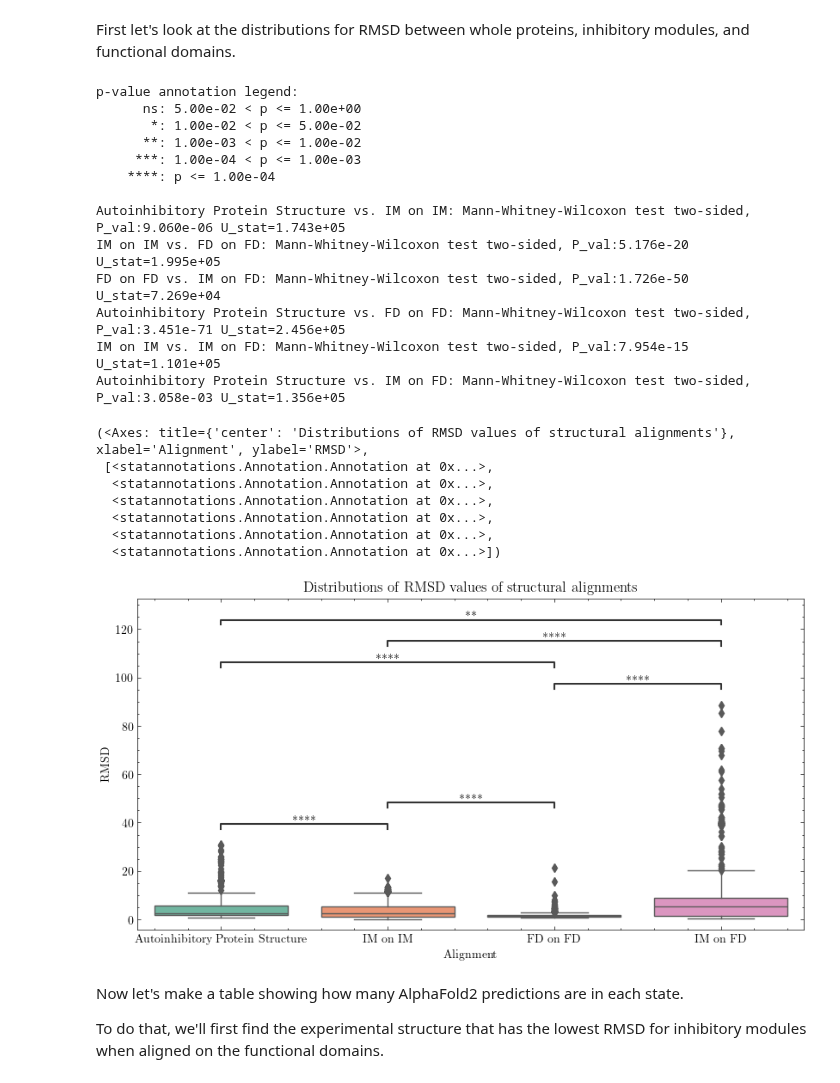
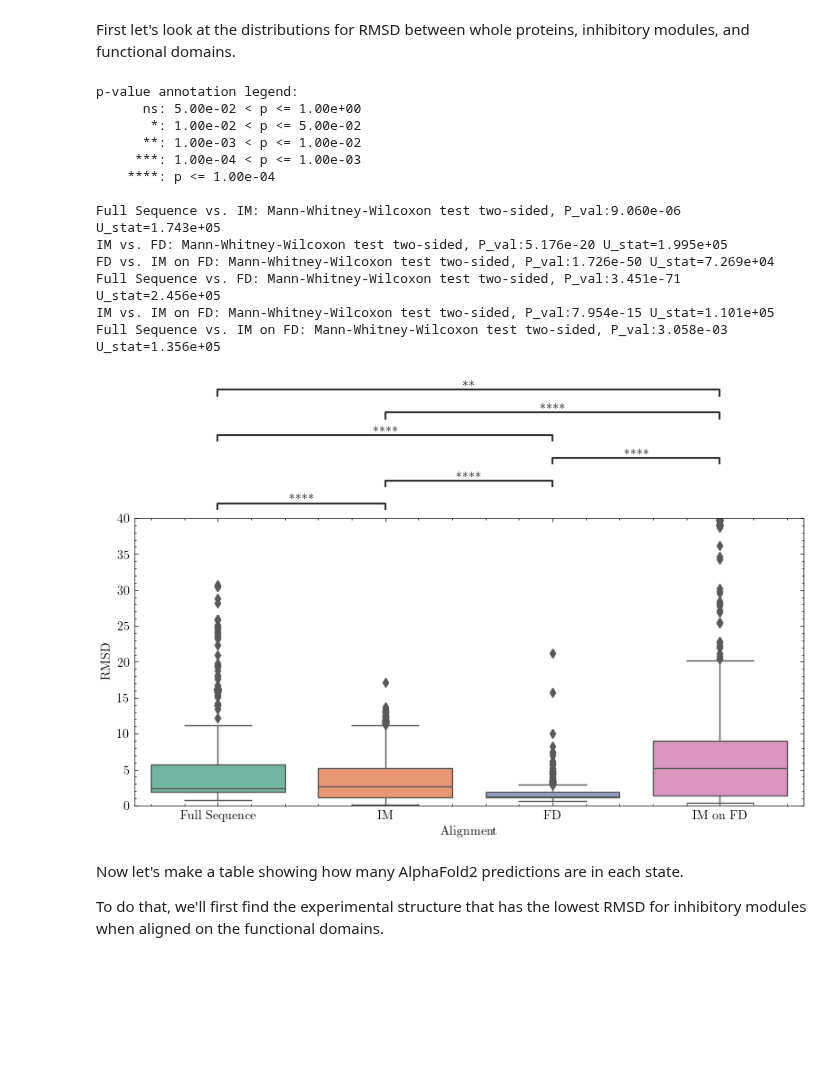
Before and after one commit to jpigles/alphafold-rmsd, a Jupyter notebook: rmsd_analysis.ipynb, the cells around one changed output. Drawn from its saved outputs; the diff is of its cells as text; code cells hidden in the pictures; blank space fills up the shorter version.

Commit message:
Finished md pipeline, updated figures

```diff
--- a/rmsd_analysis.ipynb
+++ b/rmsd_analysis.ipynb
@@ -49,7 +49,7 @@ print(len(cl))
 clSub = cl[['uniprot', 'pdb', 'complex_rmsd', '1_aligned', '2_aligned', '2_comp']]
 
 # Rename columns
-clSub.columns = ['Uniprot', 'PDB', 'Autoinhibitory Protein Structure', 'IM on IM', 'FD on FD', 'IM on FD']
+clSub.columns = ['Uniprot', 'PDB', 'Full Sequence', 'IM', 'FD', 'IM on FD']
 
 # Melt the data
 plot = pd.melt(clSub, id_vars=['Uniprot', 'PDB'], var_name='Alignment', value_name='RMSD')
@@ -65,43 +65,40 @@ plot = plot[plot['RMSD'] < 100]
 First let's look at the distributions for RMSD between whole proteins, inhibitory modules, and functional domains.
 # %%
 # Now plot it
-fig, ax = plt.subplots(figsize=(10, 5))
+fig, ax = plt.subplots(figsize=(8, 6))
 sns.boxplot(data=plot, x='Alignment', y='RMSD', ax=ax, palette='Set2')
-ax.set_title('Distributions of RMSD values of structural alignments')
+ax.set_ybound(0.0, 40.0)
 
 # Add the annotations
-pairs = [('Autoinhibitory Protein Structure', 'IM on IM'),
-         ('Autoinhibitory Protein Structure', 'FD on FD'),
-         ('Autoinhibitory Protein Structure', 'IM on FD'),
-         ('IM on IM', 'FD on FD'),
-         ('IM on IM', 'IM on FD'),
-         ('FD on FD', 'IM on FD')]
-order = ['Autoinhibitory Protein Structure', 'IM on IM', 'FD on FD', 'IM on FD']
+pairs = [('Full Sequence', 'IM'),
+         ('Full Sequence', 'FD'),
+         ('Full Sequence', 'IM on FD'),
+         ('IM', 'FD'),
+         ('IM', 'IM on FD'),
+         ('FD', 'IM on FD')]
+order = ['Full Sequence', 'IM', 'FD', 'IM on FD']
 annotator = Annotator(ax, pairs, data=plot, x='Alignment', y='RMSD', order=order)
-annotator.configure(test='Mann-Whitney', text_format='star', loc='inside')
+annotator.configure(test='Mann-Whitney', text_format='star', loc='outside')
 annotator.apply_and_annotate()
+
+# Save the plot
+plt.tight_layout()
+plt.savefig('./project_pipeline/data/figures/rmsd_distributions.png', dpi=300, bbox_inches='tight')
 # %% [output]
 p-value annotation legend:
       ns: 5.00e-02 < p <= 1.00e+00
        *: 1.00e-02 < p <= 5.00e-02
       **: 1.00e-03 < p <= 1.00e-02
      ***: 1.00e-04 < p <= 1.00e-03
     ****: p <= 1.00e-04
 
-Autoinhibitory Protein Structure vs. IM on IM: Mann-Whitney-Wilcoxon test two-sided, P_val:9.060e-06 U_stat=1.743e+05
-IM on IM vs. FD on FD: Mann-Whitney-Wilcoxon test two-sided, P_val:5.176e-20 U_stat=1.995e+05
-FD on FD vs. IM on FD: Mann-Whitney-Wilcoxon test two-sided, P_val:1.726e-50 U_stat=7.269e+04
-Autoinhibitory Protein Structure vs. FD on FD: Mann-Whitney-Wilcoxon test two-sided, P_val:3.451e-71 U_stat=2.456e+05
-IM on IM vs. IM on FD: Mann-Whitney-Wilcoxon test two-sided, P_val:7.954e-15 U_stat=1.101e+05
-Autoinhibitory Protein Structure vs. IM on FD: Mann-Whitney-Wilcoxon test two-sided, P_val:3.058e-03 U_stat=1.356e+05
+Full Sequence vs. IM: Mann-Whitney-Wilcoxon test two-sided, P_val:9.060e-06 U_stat=1.743e+05
+IM vs. FD: Mann-Whitney-Wilcoxon test two-sided, P_val:5.176e-20 U_stat=1.995e+05
+FD vs. IM on FD: Mann-Whitney-Wilcoxon test two-sided, P_val:1.726e-50 U_stat=7.269e+04
+Full Sequence vs. FD: Mann-Whitney-Wilcoxon test two-sided, P_val:3.451e-71 U_stat=2.456e+05
+IM vs. IM on FD: Mann-Whitney-Wilcoxon test two-sided, P_val:7.954e-15 U_stat=1.101e+05
+Full Sequence vs. IM on FD: Mann-Whitney-Wilcoxon test two-sided, P_val:3.058e-03 U_stat=1.356e+05
-(<Axes: title={'center': 'Distributions of RMSD values of structural alignments'}, xlabel='Alignment', ylabel='RMSD'>,
- [<statannotations.Annotation.Annotation at 0x...>,
-  <statannotations.Annotation.Annotation at 0x...>,
-  <statannotations.Annotation.Annotation at 0x...>,
-  <statannotations.Annotation.Annotation at 0x...>,
-  <statannotations.Annotation.Annotation at 0x...>,
-  <statannotations.Annotation.Annotation at 0x...>])
-[figure, old version]
+[figure, new version]
 # %% [markdown]
 Now let's make a table showing how many AlphaFold2 predictions are in each state.
 
```
Also changed, not shown: parts of 10 cells of this notebook, 39 other files.
